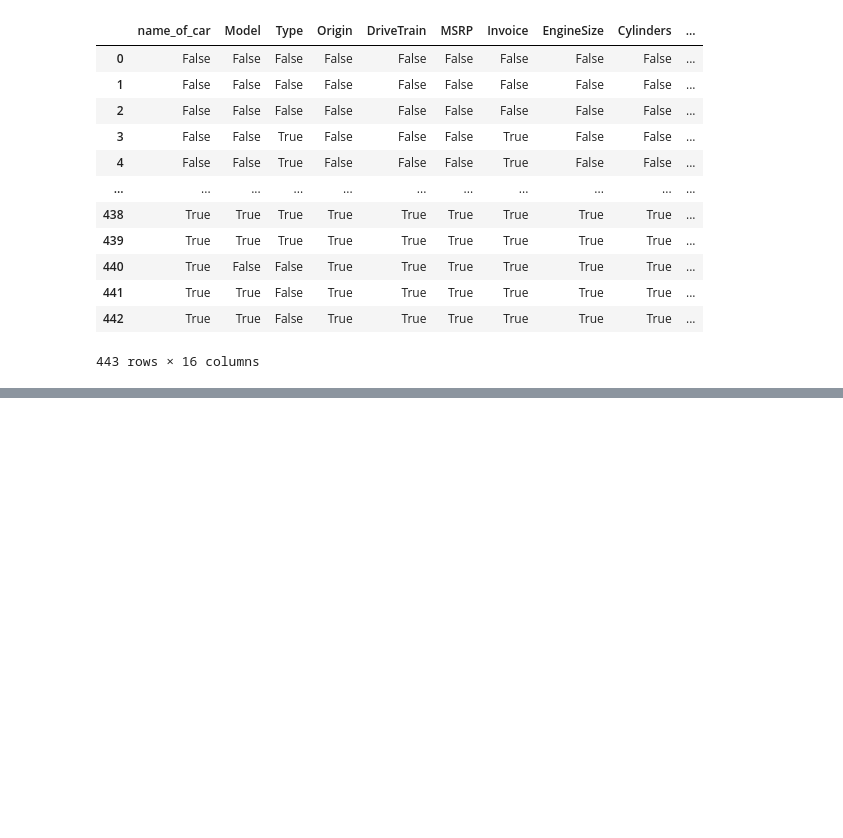
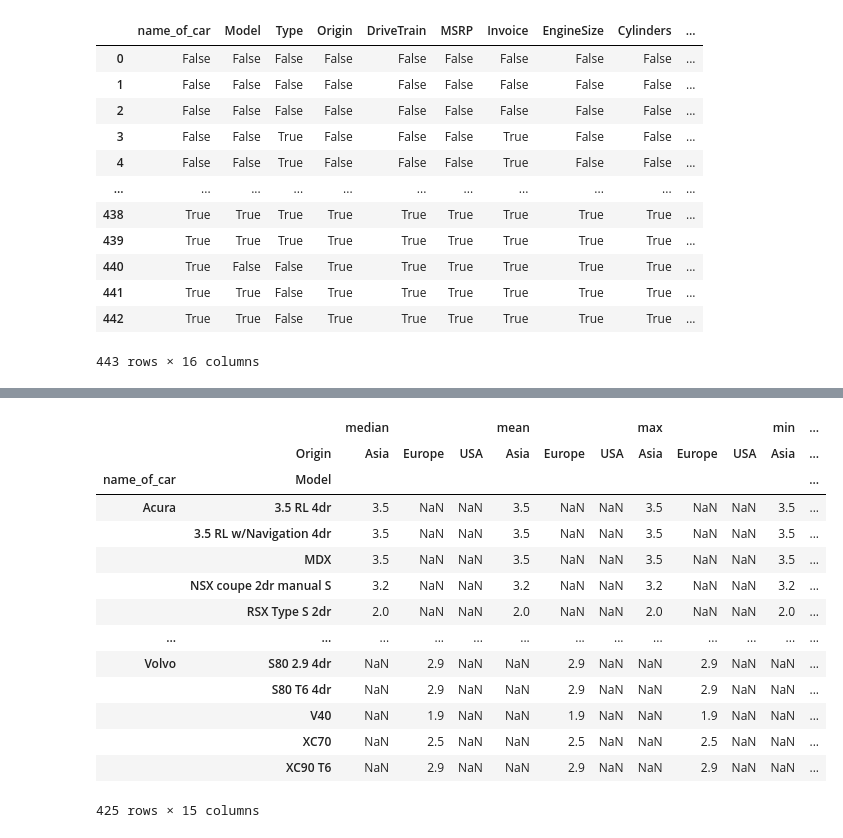
Before and after one commit to sanjai570/data-science, a Jupyter notebook: pandas.ipynb, the cells around one changed output, grey strips where cells are left out. Drawn from its saved outputs; the diff is of its cells as text; code cells hidden in the pictures; blank space fills up the shorter version.

```diff
--- a/pandas.ipynb
+++ b/pandas.ipynb
@@ -402,0 +598,18 @@ df.isnull()
+# %%
+df.pivot_table(index = ['name_of_car','Model'],columns = 'Origin',values = 'EngineSize',aggfunc = ['median','mean','max','min','sum'])
+# %% [output]
+|  |  | median |  |  | mean |  |  | max |  |  | min | ... |
+|  | Origin | Asia | Europe | USA | Asia | Europe | USA | Asia | Europe | USA | Asia | ... |
+| name_of_car | Model |  |  |  |  |  |  |  |  |  |  | ... |
+| Acura | 3.5 RL 4dr | 3.5 | NaN | NaN | 3.5 | NaN | NaN | 3.5 | NaN | NaN | 3.5 | ... |
+|  | 3.5 RL w/Navigation 4dr | 3.5 | NaN | NaN | 3.5 | NaN | NaN | 3.5 | NaN | NaN | 3.5 | ... |
+|  | MDX | 3.5 | NaN | NaN | 3.5 | NaN | NaN | 3.5 | NaN | NaN | 3.5 | ... |
+|  | NSX coupe 2dr manual S | 3.2 | NaN | NaN | 3.2 | NaN | NaN | 3.2 | NaN | NaN | 3.2 | ... |
+|  | RSX Type S 2dr | 2.0 | NaN | NaN | 2.0 | NaN | NaN | 2.0 | NaN | NaN | 2.0 | ... |
+| ... | ... | ... | ... | ... | ... | ... | ... | ... | ... | ... | ... | ... |
+| Volvo | S80 2.9 4dr | NaN | 2.9 | NaN | NaN | 2.9 | NaN | NaN | 2.9 | NaN | NaN | ... |
+|  | S80 T6 4dr | NaN | 2.9 | NaN | NaN | 2.9 | NaN | NaN | 2.9 | NaN | NaN | ... |
+|  | V40 | NaN | 1.9 | NaN | NaN | 1.9 | NaN | NaN | 1.9 | NaN | NaN | ... |
+|  | XC70 | NaN | 2.5 | NaN | NaN | 2.5 | NaN | NaN | 2.5 | NaN | NaN | ... |
+|  | XC90 T6 | NaN | 2.9 | NaN | NaN | 2.9 | NaN | NaN | 2.9 | NaN | NaN | ... |
+425 rows × 15 columns
```
Also changed, not shown: parts of 25 cells of this notebook, 1 other file.
